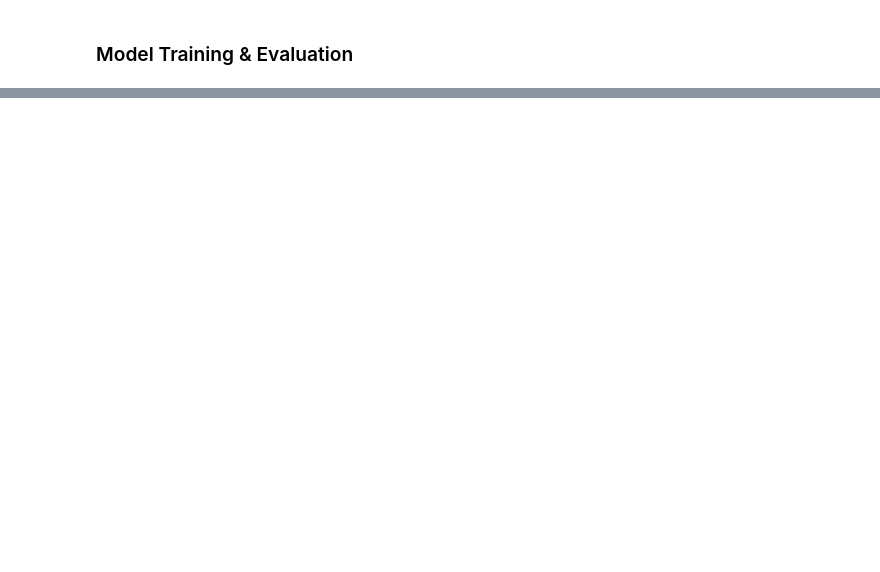
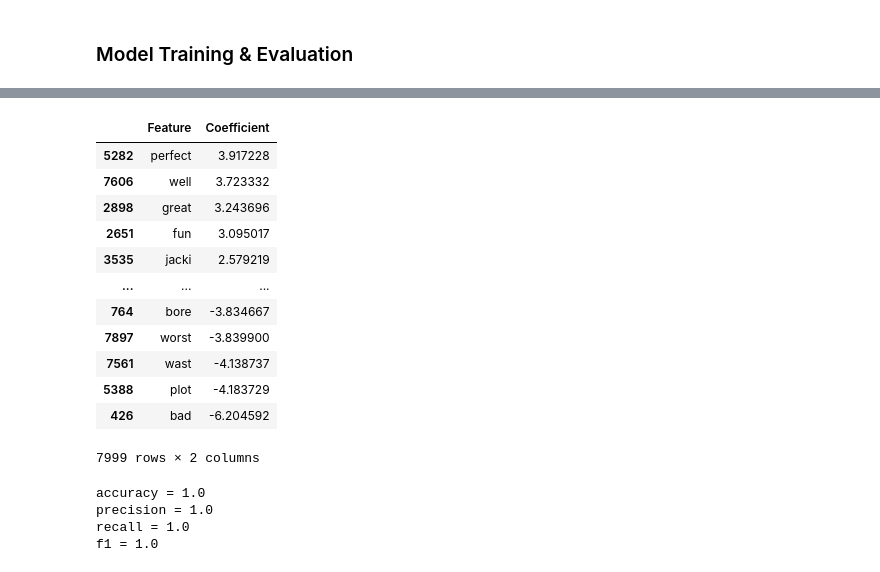
Before and after one commit to amjadAwad95/sentiment-analysis, a Jupyter notebook: main.ipynb, the cells around one changed output, grey strips where cells are left out. Drawn from its saved outputs; the diff is of its cells as text; code cells hidden in the pictures; blank space fills up the shorter version.

```diff
--- a/main.ipynb
+++ b/main.ipynb
@@ -998,0 +1038,22 @@ weighted avg       0.82      0.82      0.82       331
+# %%
+coefficients = pd.DataFrame({
+    'Feature': X_train.columns,
+    'Coefficient': logistic_model.coef_[0]
+})
+
+coefficients_sorted = coefficients.sort_values(by='Coefficient', ascending=False)
+coefficients_sorted
+# %% [output]
+|  | Feature | Coefficient |
+| 5282 | perfect | 3.917228 |
+| 7606 | well | 3.723332 |
+| 2898 | great | 3.243696 |
+| 2651 | fun | 3.095017 |
+| 3535 | jacki | 2.579219 |
+| ... | ... | ... |
+| 764 | bore | -3.834667 |
+| 7897 | worst | -3.839900 |
+| 7561 | wast | -4.138737 |
+| 5388 | plot | -4.183729 |
+| 426 | bad | -6.204592 |
+7999 rows × 2 columns
@@ -998,0 +1116,7 @@ weighted avg       0.82      0.82      0.82       331
+# %%
+test_on_your_data("testdata",logistic_model)
+# %% [output]
+accuracy = 1.0
+precision = 1.0
+recall = 1.0
+f1 = 1.0
```
Also changed, not shown: parts of 24 cells of this notebook, 12 other files.
